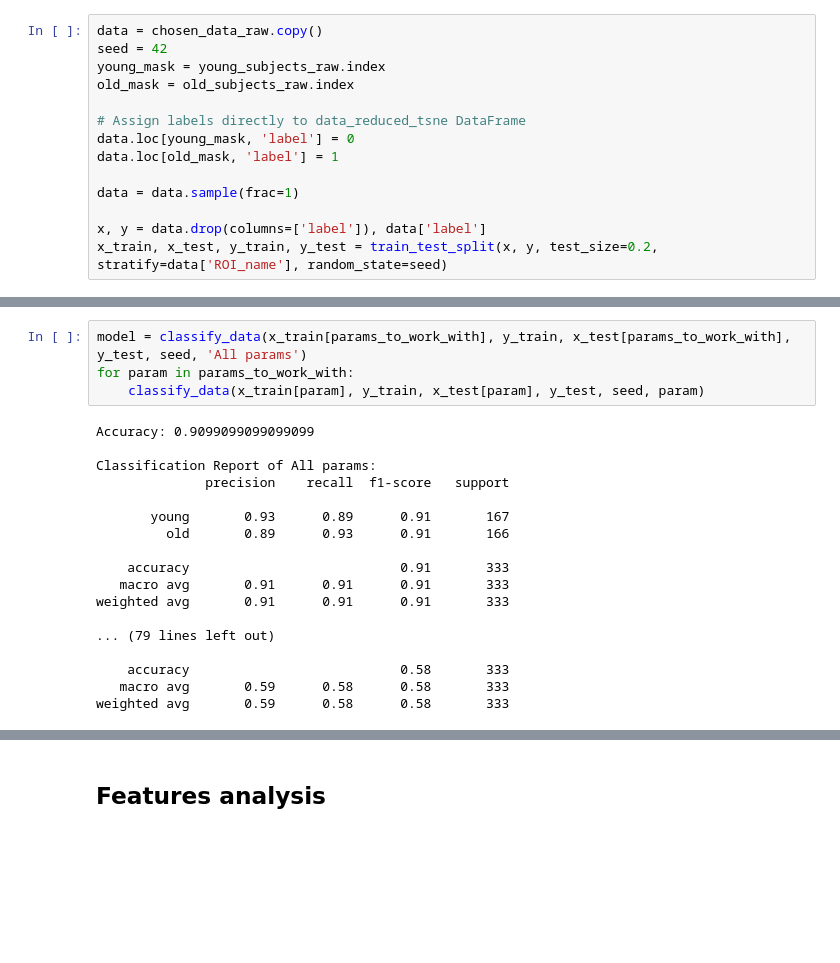
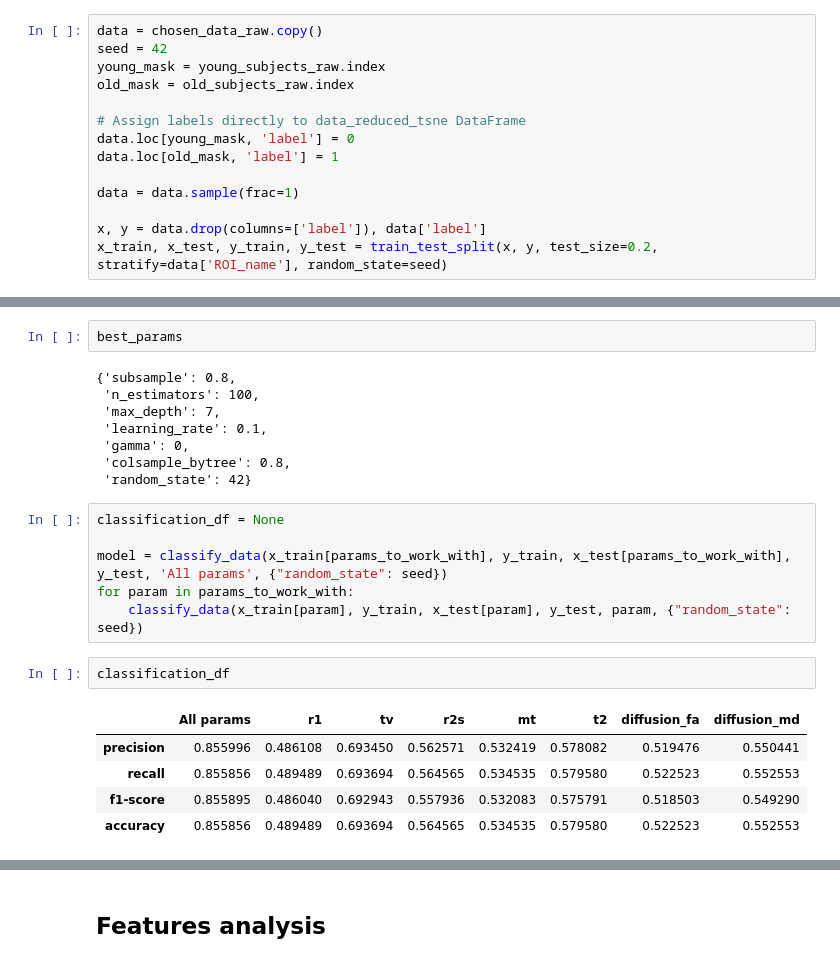
Before and after one commit to NivAm12/qMRI_Analyzer, a Jupyter notebook: notebooks/classification.ipynb, the cells around one changed output, grey strips where cells are left out. Saved outputs shown, nothing was run; the diff lists cells and outputs as text; blank space fills up the shorter version.

Commit message:
test comnbination of paramaters

```diff
--- a/notebooks/classification.ipynb
+++ b/notebooks/classification.ipynb
@@ -143,22 +196,24 @@ def classify_data(x_train, y_train, x_test, y_test, random_state, title):
+# %%
+best_params
+# %% [output]
+{'subsample': 0.8,
+ 'n_estimators': 100,
+ 'max_depth': 7,
+ 'learning_rate': 0.1,
+ 'gamma': 0,
+ 'colsample_bytree': 0.8,
+ 'random_state': 42}
 # %%
-model = classify_data(x_train[params_to_work_with], y_train, x_test[params_to_work_with], y_test, seed, 'All params')
+classification_df = None
+
+model = classify_data(x_train[params_to_work_with], y_train, x_test[params_to_work_with], y_test, 'All params', {"random_state": seed})
 for param in params_to_work_with:
-    classify_data(x_train[param], y_train, x_test[param], y_test, seed, param)
+    classify_data(x_train[param], y_train, x_test[param], y_test, param, {"random_state": seed})
-# %% [output]
-Accuracy: 0.9099099099099099
-
-Classification Report of All params:
-              precision    recall  f1-score   support
-
-       young       0.93      0.89      0.91       167
-         old       0.89      0.93      0.91       166
-
-    accuracy                           0.91       333
-   macro avg       0.91      0.91      0.91       333
-weighted avg       0.91      0.91      0.91       333
-
-... (79 lines left out)
-
-    accuracy                           0.58       333
-   macro avg       0.59      0.58      0.58       333
-weighted avg       0.59      0.58      0.58       333
+# %%
+classification_df
+# %% [output]
+|  | All params | r1 | tv | r2s | mt | t2 | diffusion_fa | diffusion_md |
+| precision | 0.855996 | 0.486108 | 0.693450 | 0.562571 | 0.532419 | 0.578082 | 0.519476 | 0.550441 |
+| recall | 0.855856 | 0.489489 | 0.693694 | 0.564565 | 0.534535 | 0.579580 | 0.522523 | 0.552553 |
+| f1-score | 0.855895 | 0.486040 | 0.692943 | 0.557936 | 0.532083 | 0.575791 | 0.518503 | 0.549290 |
+| accuracy | 0.855856 | 0.489489 | 0.693694 | 0.564565 | 0.534535 | 0.579580 | 0.522523 | 0.552553 |
```
Also changed, not shown: parts of 11 cells of this notebook.
